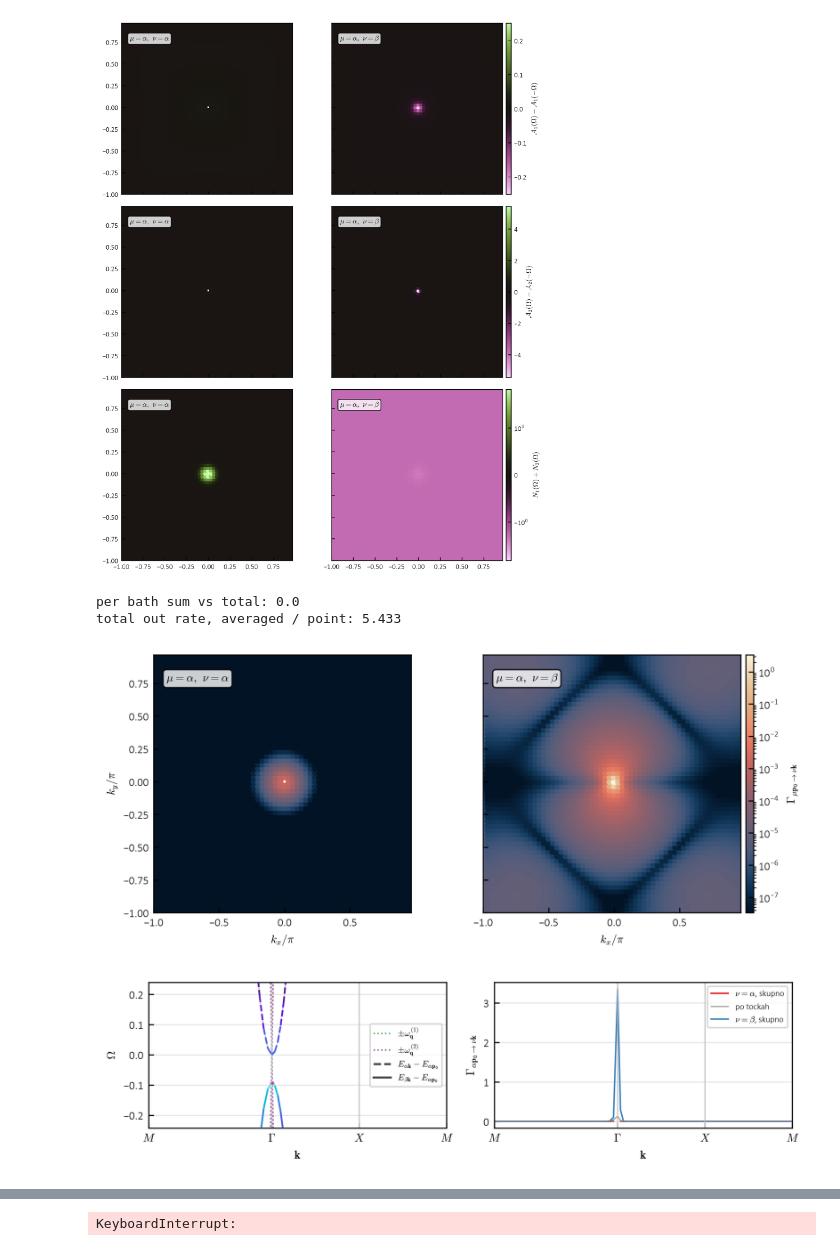
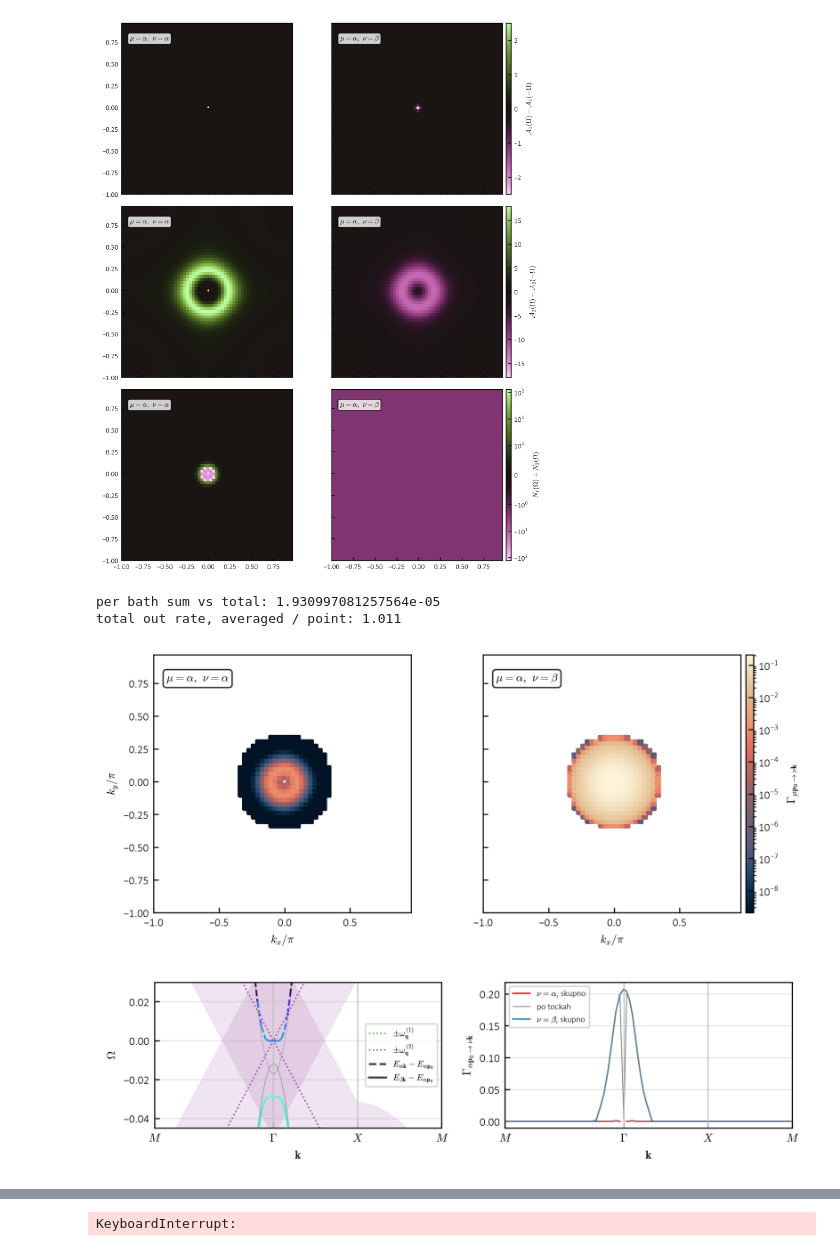
Before and after one commit to korl-z/IJS-F1, a Jupyter notebook: Koda/EI_baths/phonon-photon-realnumbers.ipynb, the cells around one changed output, grey strips where cells are left out. Saved outputs shown, nothing was run; the diff lists cells and outputs as text; code cells hidden in the pictures.

```diff
--- a/Koda/EI_baths/phonon-photon-realnumbers.ipynb
+++ b/Koda/EI_baths/phonon-photon-realnumbers.ipynb
@@ -89,7 +89,7 @@ t2a = tn * tc
 nt = tg["nt"]
 
 st = ej.mf_state(bd_ref, p, s0.d, s0.m)
-t1n, t2n = 2.8, 0.1
+t1n, t2n = 0.8, 0.2
 t1, t2 = t1n * tc, t2n * tc
 # %%
 bc = op["bath"]
@@ -115,7 +115,7 @@ sk = {
     "mix": (0.5, 0.5, 0.1),
     "tol": 1.0e-4,
     "nmax": 5000,
-    "chk": 10,
+    "chk": 50,
     "prog": True,
     "jtol": 1e-1
 }
@@ -288,7 +288,7 @@ with pt.figure(shape=(nr, 2), h=0.85 * nr, w=2.0, sharex=True, sharey=True) as f
             r"$N_1(\Omega)+N_2(\Omega)$", cmap=cmaps.vanimo)
     # plt.savefig(FIG_PATH + "bath_components_mixed.pdf", bbox_inches="tight")
 # %% [output]
-[figure, old version]
+[figure, new version]
 # %%
 
 # ns_ = 16
@@ -358,9 +358,9 @@ with pt.figure(shape=(1, 2), h=0.85, w=2.0, sharex=True, sharey=True) as fg:
     fg.ax[0].set_ylabel(r"$k_y/\pi$")
     # plt.savefig(FIG_PATH + "Gamma_d=2_mixed.pdf", bbox_inches="tight")
 # %% [output]
-per bath sum vs total: 0.0
-total out rate, averaged / point: 5.433
+per bath sum vs total: 1.930997081257564e-05
+total out rate, averaged / point: 1.011
-[figure, old version]
+[figure, new version]
 # %%
 ij, x, xt = k_path(bd)
 sh = bd.shape
@@ -513,35 +513,35 @@ with pt.figure(shape=(1, 2), h=.6, w=2.0, sharex=True) as fg:
 
     yy = np.r_[dea.ravel(), np.concatenate(wq), -np.concatenate(wq)]
     dy = 0.04 * (np.nanmax(yy) - np.nanmin(yy))
     format_ax(a, x=x, ylabel=r"$\Omega$",
               ylim=(np.nanmin(yy) - dy, np.nanmax(yy) + dy), xticks=xt)
     a.set_ylim(min(dea[1]) *1.05, 1.05 *max(dea[0]))
-    a.set_ylim(min(dea[1]) *.03, .03 *max(dea[0]))
+    a.set_ylim(-1.5*.03, .03)
     # add_legend(a, fontsize=7, loc="center", ncol=2)
     add_legend(a, fontsize=6, loc=5, ncol=1)
 
     a = fg.ax[1]
     for nu in range(2):
         a.plot(x, yr[nu], color=SET1_LIST[nu], lw=1.0,
                label=rf"$\nu={bl[nu]}$, skupno")
         a.plot(x, y0[nu], color="gray", ls="-", lw=0.6,
                label=rf"po tockah" if nu == 0 else None)
     # a.set_yscale("log")
     # a.set_ylim(1.0e-8 * np.nanmax(yr), 2.0 * np.nanmax(yr))
     format_ax(a, x=x, ylabel=rf"$\Gamma_{{{bl[mu]}\mathbf{{p}}_0\to\nu\mathbf{{k}}}}$",
               xticks=xt)
     add_legend(a, ncol=1, fontsize=6)
 
     for a in fg.ax:
         a.axvline(xt[1], color="0.75", lw=0.7)
         a.axvline(xt[2], color="0.75", lw=0.7)
     fg.ax[-1].set_xticklabels(tl)
     fg.ax[0].set_xlabel(r"$\mathbf{k}$")
     fg.ax[-1].set_xlabel(r"$\mathbf{k}$")
     fg.layout((0, 0, 1, 0.95))
     # plt.savefig(FIG_PATH + "GamXM_path_BEC_nadTc.pdf", bbox_inches="tight")
 # %% [output]
-[figure, old version]
+[figure, new version]
 # %%
 # n = int(round(np.sqrt(len(kg))))
 # dk = 2 * np.pi / (n * bs[0].a0)
```
Also changed, not shown: parts of 9 cells of this notebook, 12 other files.
